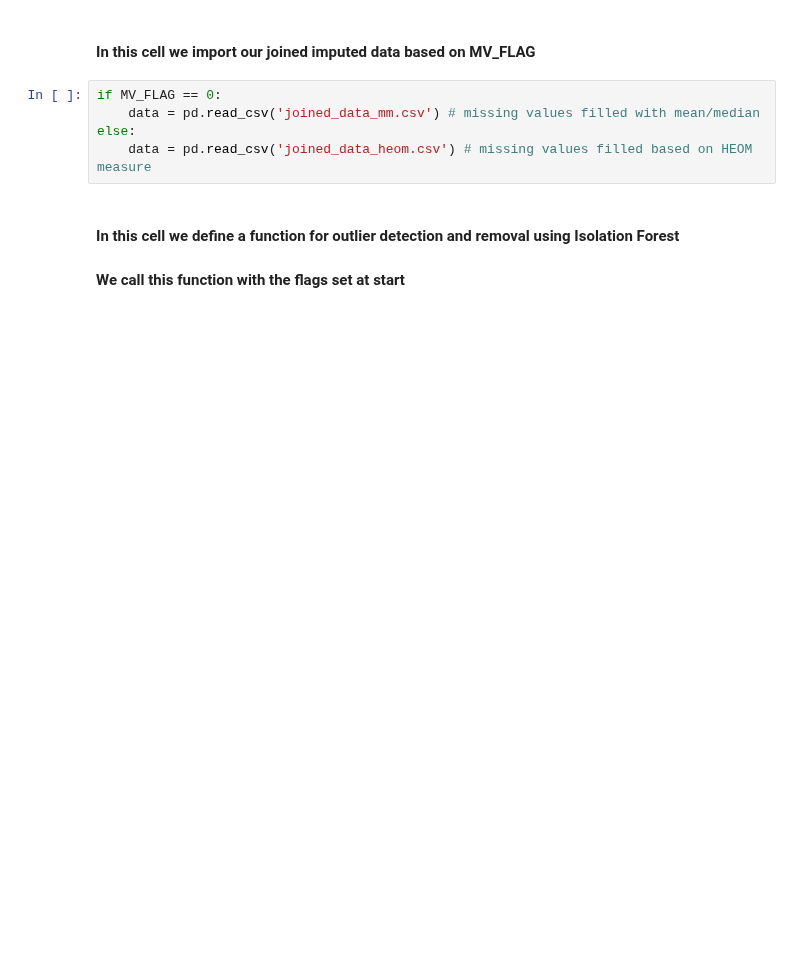
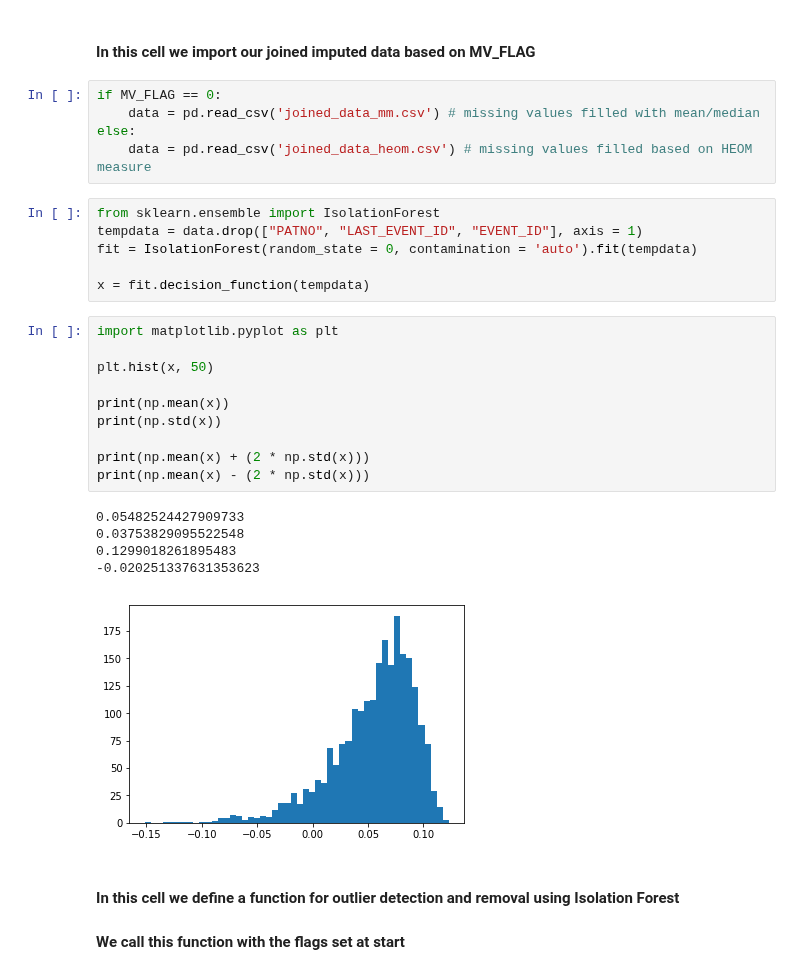
Before and after one commit to Tjersland/Master_2020_Prediction_of_Psychosis_in_Parkinsons_Patients_using_Machine_learning, a Jupyter notebook: 3.feature_reduction_and_dichotomization.ipynb, the cells around one changed output. Cells and saved outputs as stored; diff of their text form; blank space fills up the shorter version.

```diff
--- a/3.feature_reduction_and_dichotomization.ipynb
+++ b/3.feature_reduction_and_dichotomization.ipynb
@@ -210,6 +212,28 @@ if MV_FLAG == 0:
     data = pd.read_csv('joined_data_mm.csv') # missing values filled with mean/median
 else:
     data = pd.read_csv('joined_data_heom.csv') # missing values filled based on HEOM measure
+# %%
+from sklearn.ensemble import IsolationForest
+tempdata = data.drop(["PATNO", "LAST_EVENT_ID", "EVENT_ID"], axis = 1)
+fit = IsolationForest(random_state = 0, contamination = 'auto').fit(tempdata)
+
+x = fit.decision_function(tempdata)
+# %%
+import matplotlib.pyplot as plt
+
+plt.hist(x, 50)
+
+print(np.mean(x))
+print(np.std(x))
+
+print(np.mean(x) + (2 * np.std(x)))
+print(np.mean(x) - (2 * np.std(x)))
+# %% [output]
+0.05482524427909733
+0.03753829095522548
+0.1299018261895483
+-0.020251337631353623
+[figure, added]
 # %% [markdown]
 #### In this cell we define a function for outlier detection and removal using Isolation Forest
 #### We call this function with the flags set at start
```
Also changed, not shown: parts of 7 cells of this notebook, 2 other files.
